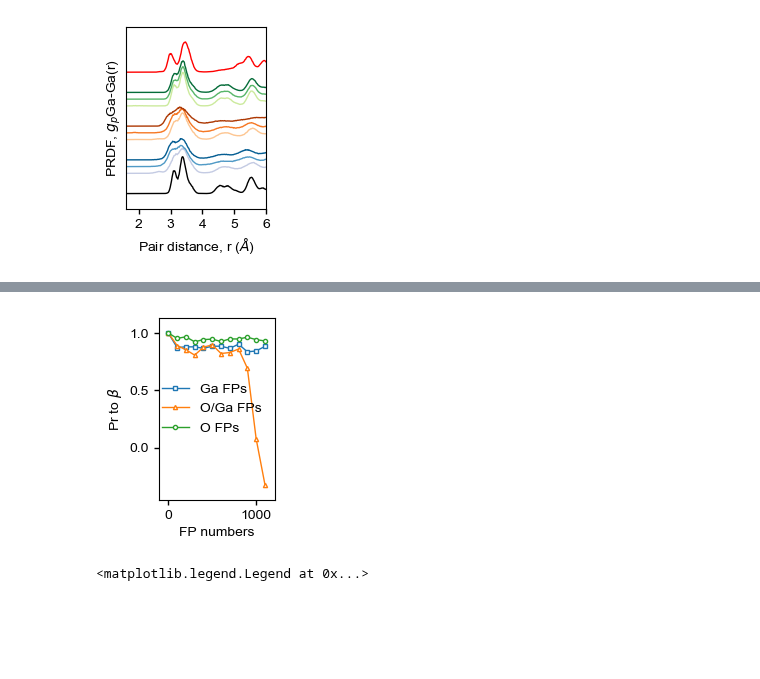
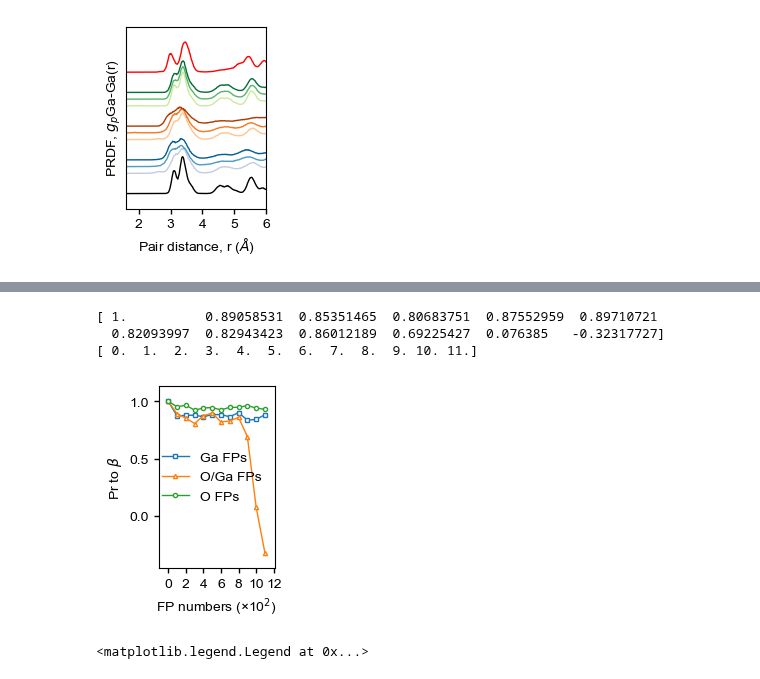
Before and after one commit to HE-RU10/ga2o3, a Jupyter notebook: rdf_FP-beta.ipynb, the cells around one changed output, grey strips where cells are left out. Saved outputs shown, nothing was run; the diff lists cells and outputs as text; code cells hidden in the pictures; blank space fills up the shorter version.

```diff
--- a/rdf_FP-beta.ipynb
+++ b/rdf_FP-beta.ipynb
@@ -212,23 +208,29 @@ for j in range(n):
 
     Pr_mix_beta[j]=stats.pearsonr(rdf3.iloc[180:230,1], Ordf_beta.iloc[180:230,1])[0]
 # %%
-
+print(Pr_mix_beta)
+l=np.array(l)/100
+print(l)
 plt.plot(l,Pr_Ga_beta,marker="s",markersize=3,markerfacecolor='white',linewidth=1,label=r'Ga FPs')
 plt.plot(l,Pr_mix_beta,marker='^', markersize=3,markerfacecolor='white',linewidth=1,label=r'O/Ga FPs')
 plt.plot(l,Pr_O_beta,marker="o", markersize=3,markerfacecolor='white',linewidth=1,label=r'O FPs')
-plt.xlabel('FP numbers',fontsize=10)
+plt.xlabel(r'FP numbers (×10$^2$)',fontsize=10)
 plt.ylabel(r'Pr to $\beta$',fontsize=10)
 plt.rcParams["figure.figsize"] = (3.8/2.54,6/2.54)
 plt.xticks(fontsize=10)
 plt.tick_params(width=1)
 plt.yticks(fontsize=10)
 plt.legend(fontsize=10, frameon=False)
 plt.margins(x=0.1)
 plt.margins(y=0.1)
+plt.xticks([0,2,4,6,8,10,12])
 plt.rcParams["font.family"] = "arial"
 plt.savefig('/Users/ruhe/Desktop/ga2o3/FP/figure/1ORDF', format='svg')
 # %% [output]
+[ 1.          0.89058531  0.85351465  0.80683751  0.87552959  0.89710721
+  0.82093997  0.82943423  0.86012189  0.69225427  0.076385   -0.32317727]
+[ 0.  1.  2.  3.  4.  5.  6.  7.  8.  9. 10. 11.]
-[figure, old version]
+[figure, new version]
 # %%
 
 f=path+'/'+fptype[0]+'/gardf/'+'FP.600'
```
Also changed, not shown: parts of 3 cells of this notebook, 2 other files.
